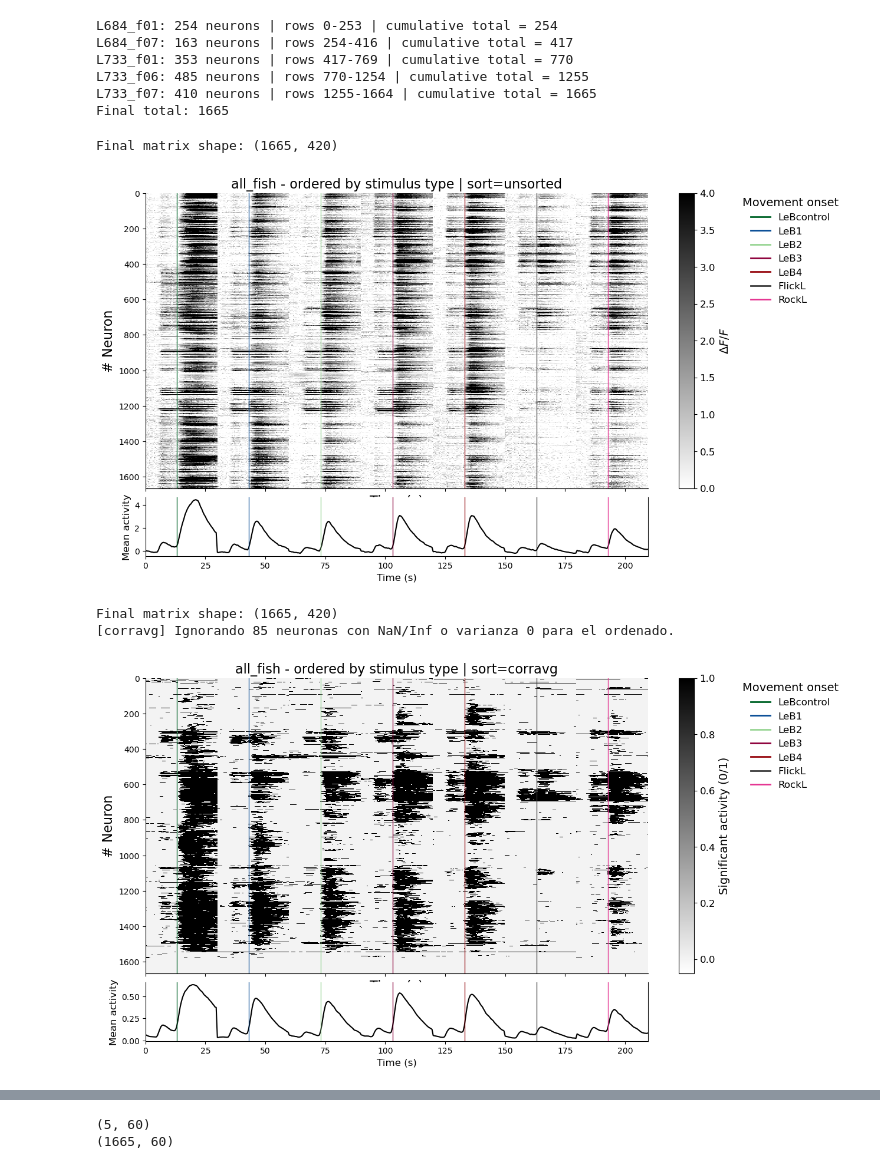
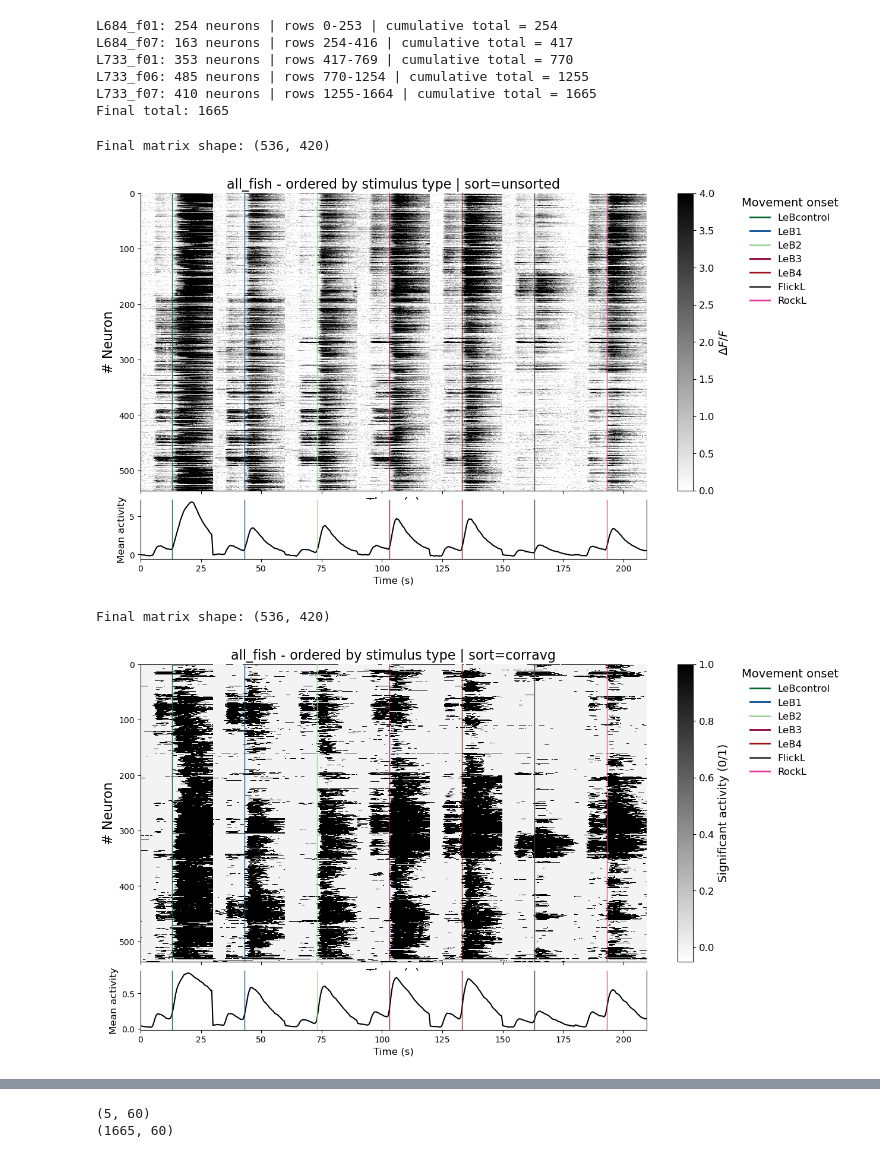
Before and after one commit to uribealej/social_filters, a Jupyter notebook: scripts/calcium_analysis/Exp5_map_positions_several.ipynb, the cells around one changed output, grey strips where cells are left out. Saved outputs shown, nothing was run; the diff lists cells and outputs as text; code cells hidden in the pictures.

```diff
--- a/scripts/calcium_analysis/Exp5_map_positions_several.ipynb
+++ b/scripts/calcium_analysis/Exp5_map_positions_several.ipynb
@@ -245,10 +245,10 @@ stim 14: 4 onsets | kept 4 trials | dropped 0
 Listo, todos los peces procesados.
 # %%
 # Cell 03b - Stimulus specificity slice 1 config
-# Defines the selected stimulus subset and validates response-window frame calculations.
+# Defines the full response stimulus set plus plot-specific stimulus subsets.
 
 analysis_label = "Left"
-selected_stimuli = ["LeB1", "LeB2", "LeB3", "LeB4", "FlickL", "RockL"]  # example: all left stimuli
+specificity_plot_stimuli = ["LeB1", "LeB2", "LeB3", "LeB4", "FlickL", "RockL"]  # example: all left stimuli
 motion_onset_s = 8.0
 tau_s = 6.0
 motion_duration_key = "motion_sec"
@@ -262,8 +262,18 @@ classification_thresholds = {
 
 reference_fish_id = fish_ids[0]
 reference_fish = all_fish_data[reference_fish_id]
+response_stimuli = list(reference_fish["stimuli_names"])
+
+response_selection = at.resolve_selected_stimuli(
+    response_stimuli,
+    stimuli_id_map=reference_fish["stimuli_id_map"],
+    available_stimuli=reference_fish["trial_aligned_traces_z_core"].keys(),
+)
+response_stimulus_ids = response_selection["stimulus_ids"]
+response_stimulus_labels = response_selection["stimulus_labels"]
+
 stimulus_specificity_selection = at.resolve_selected_stimuli(
-    selected_stimuli,
+    specificity_plot_stimuli,
     stimuli_id_map=reference_fish["stimuli_id_map"],
     available_stimuli=reference_fish["trial_aligned_traces_z_core"].keys(),
 )
@@ -274,7 +284,7 @@ response_window_rows = []
 for fid in fish_ids:
     fish = all_fish_data[fid]
     trial_aligned_z = fish["trial_aligned_traces_z_core"]
-    for stim_id, stim_label in zip(selected_stimulus_ids, selected_stimulus_labels):
+    for stim_id, stim_label in zip(response_stimulus_ids, response_stimulus_labels):
         stim_key = stim_id if stim_id in trial_aligned_z else str(stim_id)
         arr = trial_aligned_z[stim_key]
         window = at.compute_response_window_frames(
@@ -307,6 +317,8 @@ for fid in fish_ids:
 
 response_window_validation = pd.DataFrame(response_window_rows)
 #display(response_window_validation)
-print("Selected stimulus IDs:", selected_stimulus_ids)
-print("Selected stimulus labels:", selected_stimulus_labels)
+print("Response stimulus IDs:", response_stimulus_ids)
+print("Response stimulus labels:", response_stimulus_labels)
+print("Specificity plot stimulus IDs:", selected_stimulus_ids)
+print("Specificity plot stimulus labels:", selected_stimulus_labels)
 # %% [output]
@@ -315,11 +329,11 @@ Selected stimulus labels: ['LeB1', 'LeB2', 'LeB3', 'LeB4', 'FlickL', 'RockL']
 # %%
 # Cell 03c - Stimulus specificity slice 2 response matrices
-# Computes mean z-score AUC responses for the selected stimuli per fish and pooled across fish.
+# Computes mean z-score AUC responses for all response stimuli per fish and pooled across fish.
 
 stimulus_specificity_responses = build_zscore_response_matrices_all_fish(
     all_fish_data=all_fish_data,
     fish_ids=fish_ids,
-    selected_stimuli=selected_stimuli,
+    selected_stimuli=response_stimuli,
     fps_2p=fps_2p,
     t_pre_s=t_pre_s,
     motion_onset_s=motion_onset_s,
@@ -348,8 +362,8 @@ if not np.all(response_matrix_shape_summary["response_rows"] == response_matrix_
 if pooled_response_matrix.shape[0] != response_row_metadata.shape[0]:
     raise ValueError("Pooled response matrix rows do not match row metadata rows.")
 
-print("Selected stimulus IDs:", stimulus_specificity_responses["selected_stimulus_ids"])
-print("Selected stimulus labels:", stimulus_specificity_responses["selected_stimulus_labels"])
+print("Response stimulus IDs:", stimulus_specificity_responses["selected_stimulus_ids"])
+print("Response stimulus labels:", stimulus_specificity_responses["selected_stimulus_labels"])
 print("Pooled response matrix:", pooled_response_matrix.shape)
 display(response_matrix_shape_summary)
 display(pooled_response_matrix.head())
@@ -1661,6 +1883,10 @@ stim_order = [7,3,4,5,6,1,13]
 combine_mode = "mean"  # mean or concat
 trace_type =  "zscore"#  "dfof" ,  "raster" , zscore" -> trial_aligned_traces
 M_all = build_matrix_all_fish(all_fish_data, stim_order, combine_mode=combine_mode, trace_type=trace_type)
+if "plot_neuron_keep_mask" in globals():
+    if plot_neuron_keep_mask.shape[0] != M_all.shape[0]:
+        raise ValueError("plot_neuron_keep_mask length does not match M_all rows.")
+    M_all = M_all[plot_neuron_keep_mask, :]
 print("Final matrix shape:", M_all.shape)
 
 # combine_mode = "concat"   # or "mean"
@@ -1696,8 +1922,8 @@ fig, ax, im, neuron_order = plott.plot_allfish_flat_raster(
 # fig.savefig(out_png, dpi=600, bbox_inches="tight")
 # print("✅ Saved:", out_png)
 # %% [output]
-Final matrix shape: (1665, 420)
+Final matrix shape: (536, 420)
-[figure, old version]
+[figure, new version]
 # %%
 # Cell 12 - Plot left active raster
 # Builds a pooled left-side binary raster and plots it using the previous neuron order.
@@ -1705,36 +1931,39 @@ stim_order = [7,3,4,5,6,1,13]
 combine_mode = "mean"  # mean or concat
 trace_type =  "raster"#  "dfof" ,  "raster" , zscore" -> trial_aligned_traces
 M_all = build_matrix_all_fish(all_fish_data, stim_order, combine_mode=combine_mode, trace_type=trace_type)
+if "plot_neuron_keep_mask" in globals():
+    if plot_neuron_keep_mask.shape[0] != M_all.shape[0]:
+        raise ValueError("plot_neuron_keep_mask length does not match M_all rows.")
+    M_all = M_all[plot_neuron_keep_mask, :]
 print("Final matrix shape:", M_all.shape)
 
 # combine_mode = "concat"   # or "mean"
 # # M_all = build_matrix_all_fish(all_fish_data, stim_order,
 #                               combine_mode=combine_mode)
 flat_matrix_all_fish = M_all  # (time, neurons) for raster_with_stimuli
 fig, ax, im, neuron_order = plott.plot_allfish_flat_raster(
     data=flat_matrix_all_fish,
     trial_aligned_traces=trial_aligned_traces,
     stim_order=stim_order,
     stimuli_id_map=stimuli_id_map,
     stimuli_durations=stimuli_durations,
     stimuli_colors=stimuli_colors,
     stimuli_linestyles=stimuli_linestyles,
     fps_2p=fps_2p,
     t_pre_s=t_pre_s,
     combine_mode=combine_mode,
     sort_mode='corravg',#,'unsorted',#,'corravg',      # or "pca", "hier", etc,unsorted, corravg
     n_clusters=3,
     random_state=0,
     neuron_order=neuron_order,       # or pass your own `neuron_order`
     sort_label=None,         # optional label override
     is_binary=True,         # True if you pass a 0/1 significance matrix
     show_mean_trace=True,
     figsize=(12, 8),
     fish_id="all_fish",
     vmax=1,
 
 )
 # %% [output]
-Final matrix shape: (1665, 420)
-[corravg] Ignorando 85 neuronas con NaN/Inf o varianza 0 para el ordenado.
+Final matrix shape: (536, 420)
-[figure, old version]
+[figure, new version]
```
Also changed, not shown: parts of 16 cells of this notebook.
